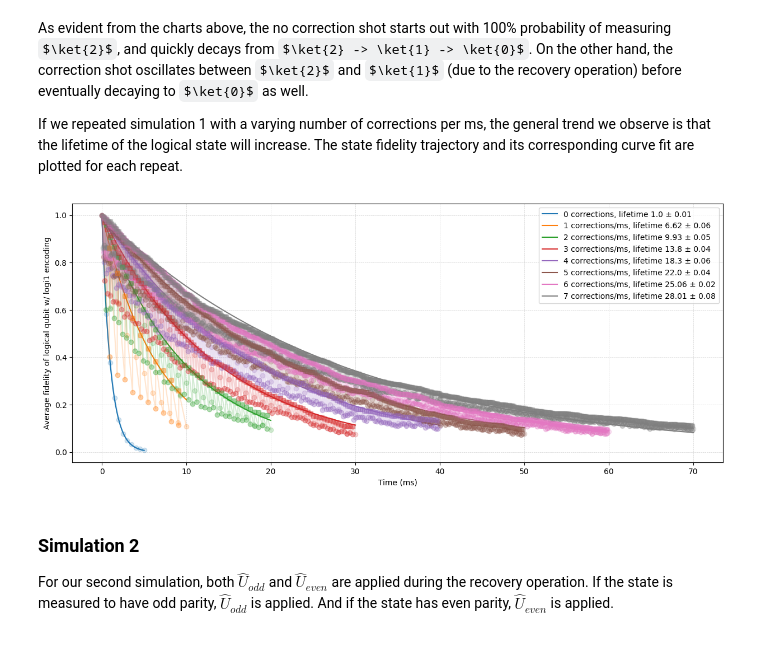
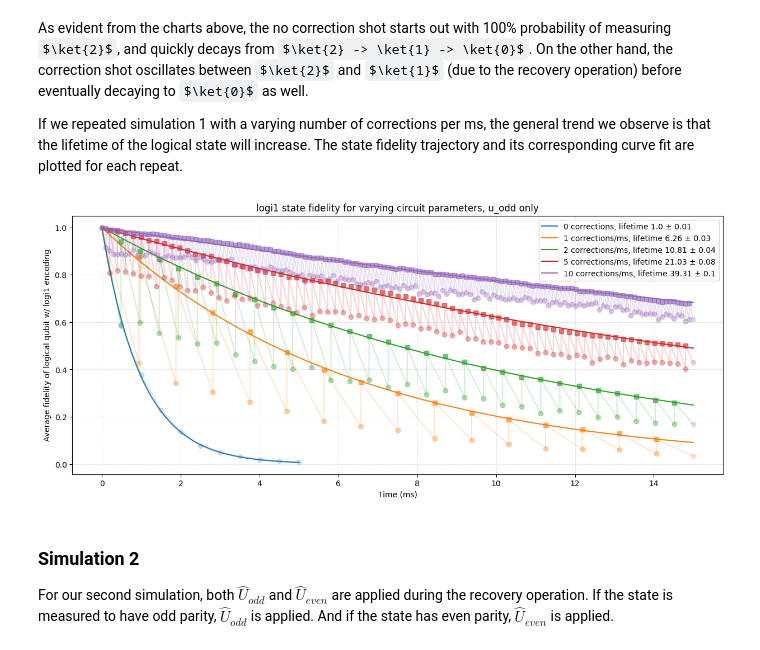
Before and after one commit to C2QA/bosonic-qiskit, a Jupyter notebook: tutorials/bosonic-kitten-code/bosonic-kitten-code.ipynb, the cells around one changed output. Cells and saved outputs as stored; diff of their text form; code cells hidden in the pictures; some formulas as TeX source.

```diff
--- a/tutorials/bosonic-kitten-code/bosonic-kitten-code.ipynb
+++ b/tutorials/bosonic-kitten-code/bosonic-kitten-code.ipynb
@@ -894,8 +894,8 @@ If we repeated simulation 1 with a varying number of corrections per ms, the gen
 # %%
 # Compute exponential fit across a variety of corrections/ms
 num_corr = [1, 2, 5, 10]
-correction_circ_time = [(i * 5) for i in num_corr] #[(i + 1) * 8 for i in range(5)]
-additional_snaps = 1
+correction_circ_time = [15 for _ in num_corr] #[(i + 1) * 8 for i in range(5)]
+additional_snaps = 0
 shots = 1000
 encoding='logi1'
 
@@ -912,35 +912,36 @@ for index, corrections in enumerate(num_corr):
     # print(corrections, "Run starting") # Debug
     _, correction_fid, _, correction_snapshot_timings, corr_position_times = error_correction_experiment(encoding, corrections, shots, additional_snaps, correction_circ_time[index], identity=True)
     correction_avg_fid = [round(np.average(cycle), 4) for cycle in correction_fid]
 
     x, y = correction_positions(corr_position_times, correction_avg_fid, correction_snapshot_timings)
     lifetime, lifetime_uncertainty = curve_fitter(x, y)
 
     # If lifetime uncertainty is too high, repeat run
     # counter = 0
     # while lifetime_uncertainty >= 0.5:
     #     print(corrections, "Run repeating")
     #     correction_avg_fid_tuple, _, correction_snapshot_timings, corr_position_times = error_correction_experiment(encoding, corrections, shots, additional_snaps, correction_circ_time[index])
     #     correction_avg_fid, _ = correction_avg_fid_tuple
     #     lifetime, lifetime_uncertainty = curve_fitter(correction_snapshot_timings, correction_avg_fid)
     #     counter += 1
     #     if counter >= 3:
     #         break
 
     curve_timing = np.linspace(0, correction_circ_time[index], 100)
     plt.plot(correction_snapshot_timings, correction_avg_fid, marker='o', color=colors[index], alpha=0.2)
     plt.plot(curve_timing, np.exp(-curve_timing/lifetime), label="{} corrections/ms, lifetime {} ± {}".format(num_corr[index], lifetime, lifetime_uncertainty), color=colors[index])
 
     x, y = correction_positions(corr_position_times, correction_avg_fid, correction_snapshot_timings)
-    plt.scatter(x, y, marker='s', color=colors[index], zorder=3, alpha=0.3)
+    plt.scatter(x, y, marker='s', color=colors[index], zorder=3, alpha=0.5)
 
 plt.xlabel("Time (ms)")
 plt.ylabel("Average fidelity of logical qubit w/ {} encoding".format(encoding))
+plt.title("{} state fidelity for varying circuit parameters, u_odd only".format(encoding))
 plt.grid(color = 'lightgrey', linestyle = 'dashed', linewidth = 0.5)
 plt.legend()
 plt.show()
 # %% [output]
-[figure, old version]
+[figure, new version]
 # %% [markdown]
 ### Simulation 2
 For our second simulation, both $\hat{U}_{odd}$ and $\hat{U}_{even}$ are applied during the recovery operation. If the state is measured to have odd parity, $\hat{U}_{odd}$ is applied. And if the state has even parity, $\hat{U}_{even}$ is applied.
```
Also changed, not shown: parts of 12 cells of this notebook.
